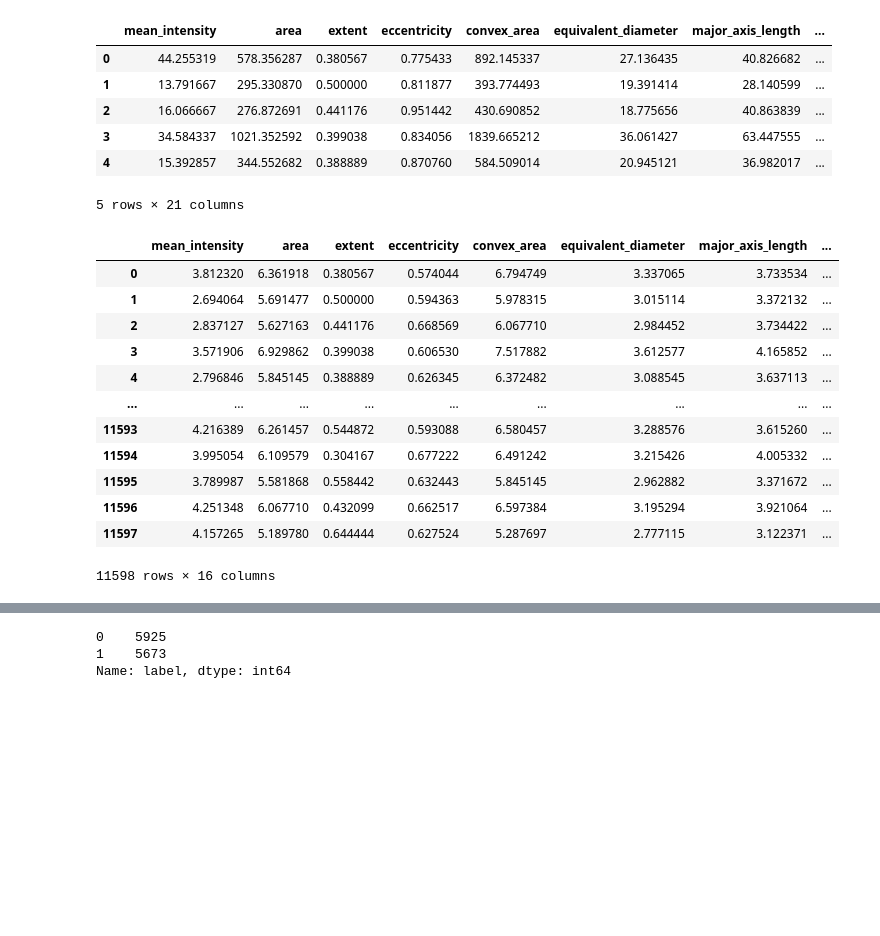
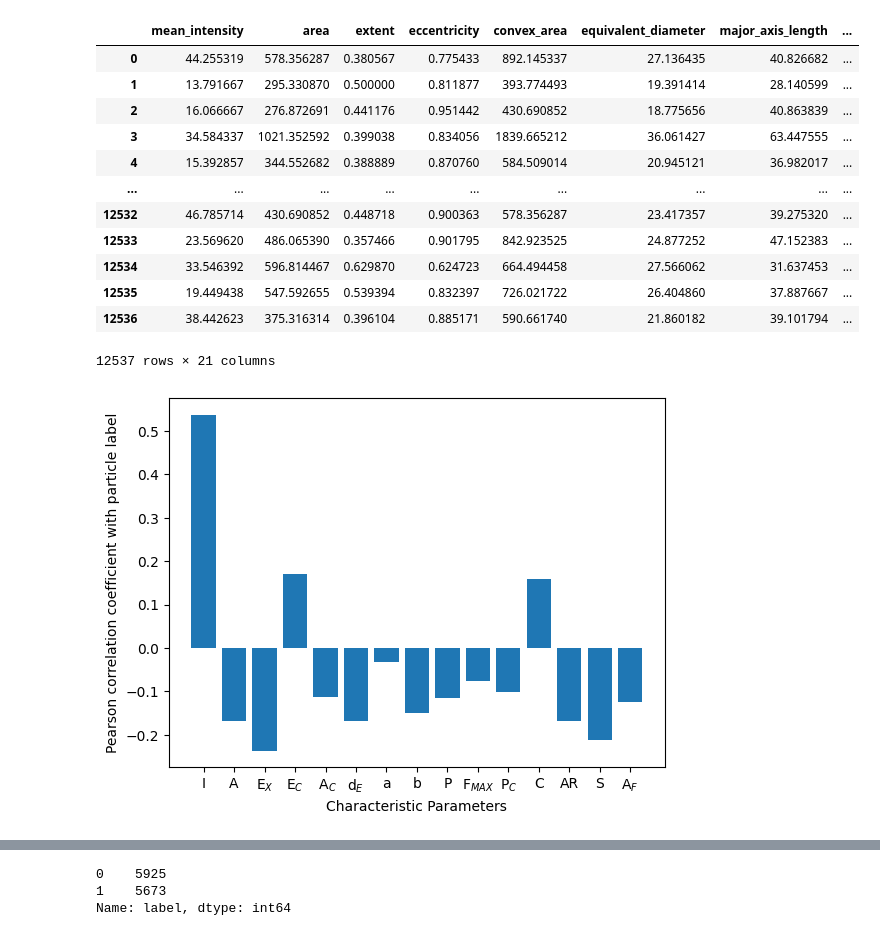
Before and after one commit to kozz84/particle_analysis, a Jupyter notebook: Article_2022.ipynb, the cells around one changed output, grey strips where cells are left out. Saved outputs shown, nothing was run; the diff lists cells and outputs as text; code cells hidden in the pictures; blank space fills up the shorter version.

```diff
--- a/Article_2022.ipynb
+++ b/Article_2022.ipynb
@@ -22,15 +22,21 @@ Mounted at /content/drive
 # %%
 df = pd.read_csv("/content/drive/MyDrive/CIOP/images/df.csv")
 # %%
-df.head()
+df
 # %% [output]
 |  | mean_intensity | area | extent | eccentricity | convex_area | equivalent_diameter | major_axis_length | ... |
 | 0 | 44.255319 | 578.356287 | 0.380567 | 0.775433 | 892.145337 | 27.136435 | 40.826682 | ... |
 | 1 | 13.791667 | 295.330870 | 0.500000 | 0.811877 | 393.774493 | 19.391414 | 28.140599 | ... |
 | 2 | 16.066667 | 276.872691 | 0.441176 | 0.951442 | 430.690852 | 18.775656 | 40.863839 | ... |
 | 3 | 34.584337 | 1021.352592 | 0.399038 | 0.834056 | 1839.665212 | 36.061427 | 63.447555 | ... |
 | 4 | 15.392857 | 344.552682 | 0.388889 | 0.870760 | 584.509014 | 20.945121 | 36.982017 | ... |
+| ... | ... | ... | ... | ... | ... | ... | ... | ... |
+| 12532 | 46.785714 | 430.690852 | 0.448718 | 0.900363 | 578.356287 | 23.417357 | 39.275320 | ... |
+| 12533 | 23.569620 | 486.065390 | 0.357466 | 0.901795 | 842.923525 | 24.877252 | 47.152383 | ... |
+| 12534 | 33.546392 | 596.814467 | 0.629870 | 0.624723 | 664.494458 | 27.566062 | 31.637453 | ... |
+| 12535 | 19.449438 | 547.592655 | 0.539394 | 0.832397 | 726.021722 | 26.404860 | 37.887667 | ... |
+| 12536 | 38.442623 | 375.316314 | 0.396104 | 0.885171 | 590.661740 | 21.860182 | 39.101794 | ... |
-5 rows × 21 columns
+12537 rows × 21 columns
 # %%
 skew = pd.DataFrame(df.select_dtypes(np.number).columns, columns=['Feature'])
 skew['skew'] = scipy.stats.skew(df.select_dtypes(np.number))
@@ -57,19 +63,3 @@ def preprocessing(df):
     X_train,X_test,y_train,y_test = train_test_split(X,y,train_size=0.7,shuffle=True)
     return X,y,X_train,X_test,y_train,y_test, file_col,columns_names,X_df, check
 X,y,X_train,X_test,y_train,y_test,file_col,columns_names,X_df, check = preprocessing(df)
-# %%
-check
-# %% [output]
-|  | mean_intensity | area | extent | eccentricity | convex_area | equivalent_diameter | major_axis_length | ... |
-| 0 | 3.812320 | 6.361918 | 0.380567 | 0.574044 | 6.794749 | 3.337065 | 3.733534 | ... |
-| 1 | 2.694064 | 5.691477 | 0.500000 | 0.594363 | 5.978315 | 3.015114 | 3.372132 | ... |
-| 2 | 2.837127 | 5.627163 | 0.441176 | 0.668569 | 6.067710 | 2.984452 | 3.734422 | ... |
-| 3 | 3.571906 | 6.929862 | 0.399038 | 0.606530 | 7.517882 | 3.612577 | 4.165852 | ... |
-| 4 | 2.796846 | 5.845145 | 0.388889 | 0.626345 | 6.372482 | 3.088545 | 3.637113 | ... |
-| ... | ... | ... | ... | ... | ... | ... | ... | ... |
-| 11593 | 4.216389 | 6.261457 | 0.544872 | 0.593088 | 6.580457 | 3.288576 | 3.615260 | ... |
-| 11594 | 3.995054 | 6.109579 | 0.304167 | 0.677222 | 6.491242 | 3.215426 | 4.005332 | ... |
-| 11595 | 3.789987 | 5.581868 | 0.558442 | 0.632443 | 5.845145 | 2.962882 | 3.371672 | ... |
-| 11596 | 4.251348 | 6.067710 | 0.432099 | 0.662517 | 6.597384 | 3.195294 | 3.921064 | ... |
-| 11597 | 4.157265 | 5.189780 | 0.644444 | 0.627524 | 5.287697 | 2.777115 | 3.122371 | ... |
-11598 rows × 16 columns
@@ -76,3 +84,10 @@ check
+# %%
+plt.bar(correlation.columns, correlation.corrwith(y).values)
+plt.ylabel('Pearson correlation coefficient with particle label')
+plt.xlabel('Characteristic Parameters')
+plt.savefig('test.png',dpi=300)
+# %% [output]
+[figure, added]
 # %%
 from sklearn.cluster import SpectralClustering, KMeans,AgglomerativeClustering,DBSCAN
 from sklearn.metrics import confusion_matrix, classification_report, accuracy_score,f1_score
```
Also changed, not shown: parts of 8 cells of this notebook.
